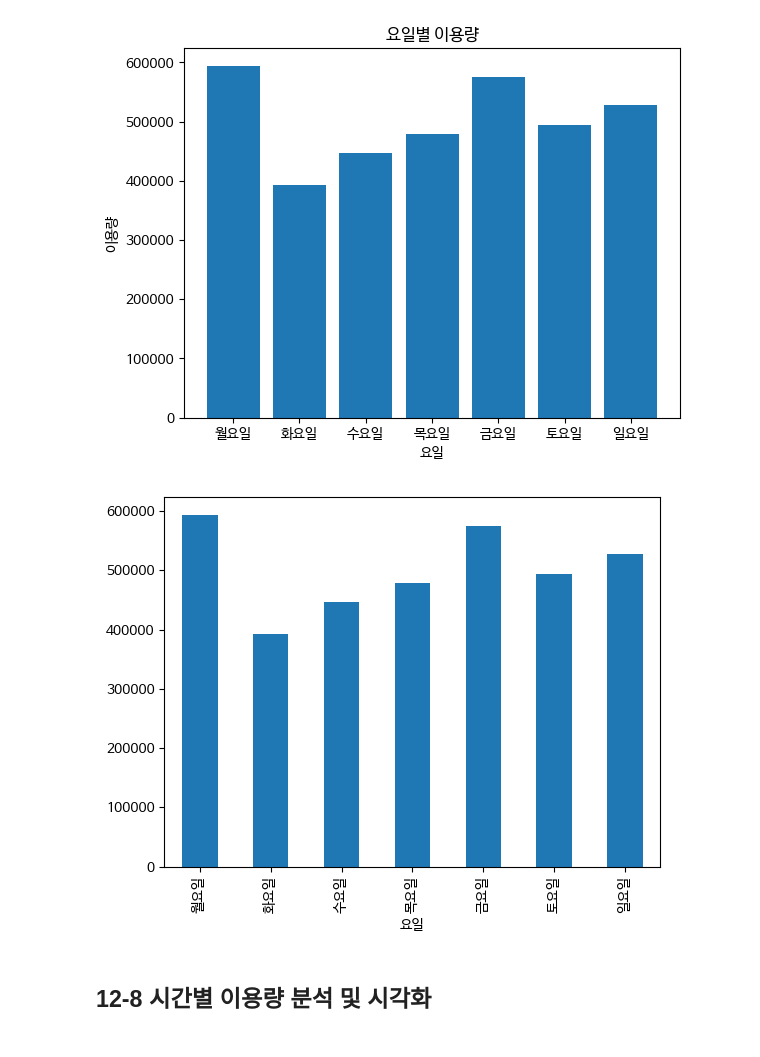
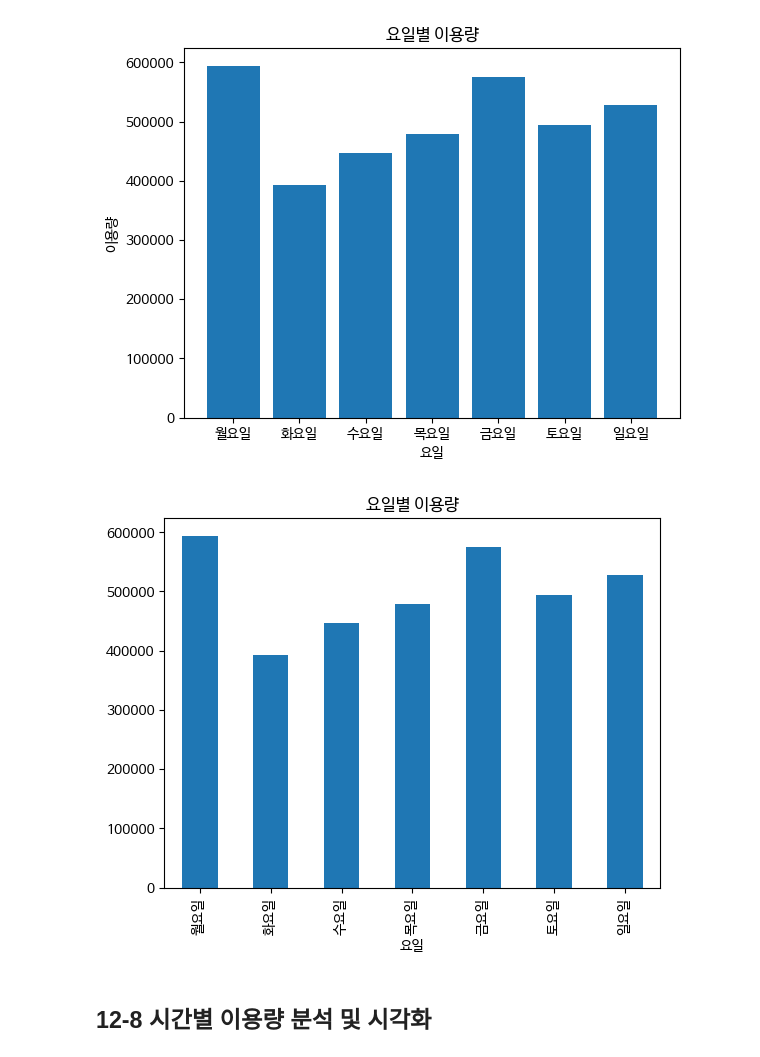
Before and after one commit to Dayeong-Hwang/Data-Analysis-with-Open-Source, a Jupyter notebook: 오픈소스_데이터_분석_12강.ipynb, the cells around one changed output. Cells and saved outputs as stored; diff of their text form; code cells hidden in the pictures.

```diff
--- a/오픈소스_데이터_분석_12강.ipynb
+++ b/오픈소스_데이터_분석_12강.ipynb
@@ -258,9 +258,10 @@ plt.show()
 # %%
 ## Dataframe의 plot을 이용한 요일별 이용량 막대 그래프 생성
 day_df.plot(kind='bar')
+plt.title('요일별 이용량')
 plt.show()
 # %% [output]
-[figure, old version]
+[figure, new version]
 # %% [markdown]
 ## 12-8 시간별 이용량 분석 및 시각화
 # %%
```
Also changed, not shown: parts of 1 cell of this notebook.
